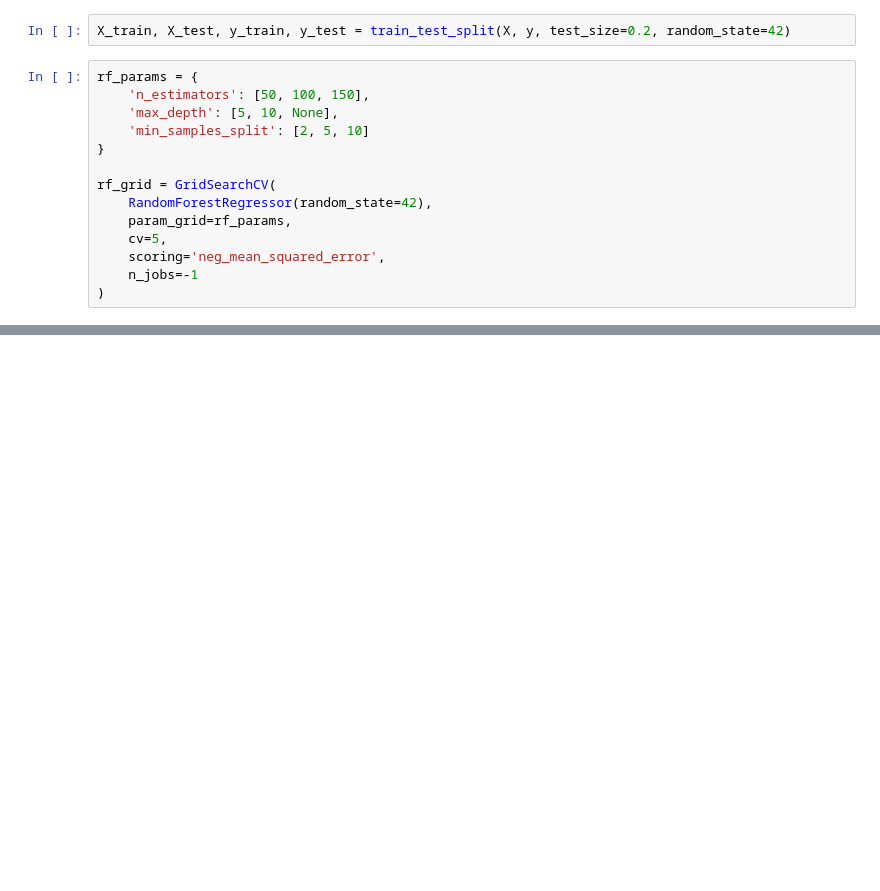
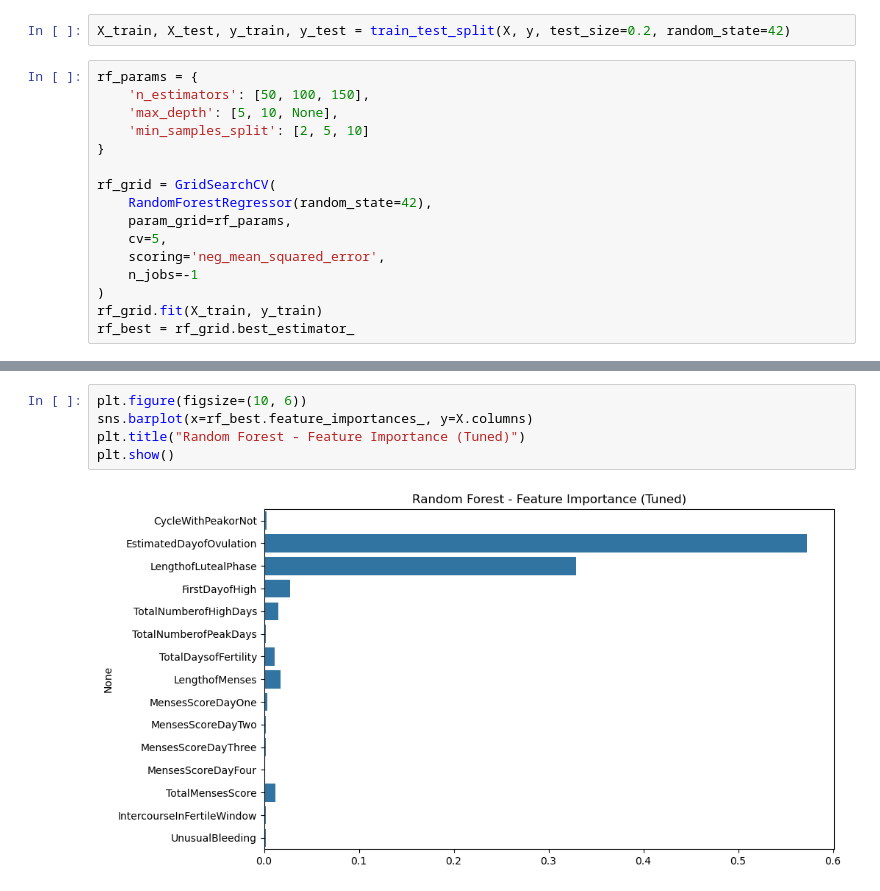
Before and after one commit to Aster-Health-Inc/aster-health-app, a Jupyter notebook: exp_notebook_cycle_tracker.ipynb, the cells around one changed output, grey strips where cells are left out. Drawn from its saved outputs; the diff is of its cells as text; blank space fills up the shorter version.

```diff
--- a/exp_notebook_cycle_tracker.ipynb
+++ b/exp_notebook_cycle_tracker.ipynb
@@ -361,3 +361,5 @@ rf_grid = GridSearchCV(
     scoring='neg_mean_squared_error',
     n_jobs=-1
 )
+rf_grid.fit(X_train, y_train)
+rf_best = rf_grid.best_estimator_
@@ -363,0 +389,7 @@ rf_grid = GridSearchCV(
+# %%
+plt.figure(figsize=(10, 6))
+sns.barplot(x=rf_best.feature_importances_, y=X.columns)
+plt.title("Random Forest - Feature Importance (Tuned)")
+plt.show()
+# %% [output]
+[figure, added]
```
Also changed, not shown: parts of 4 cells of this notebook.
